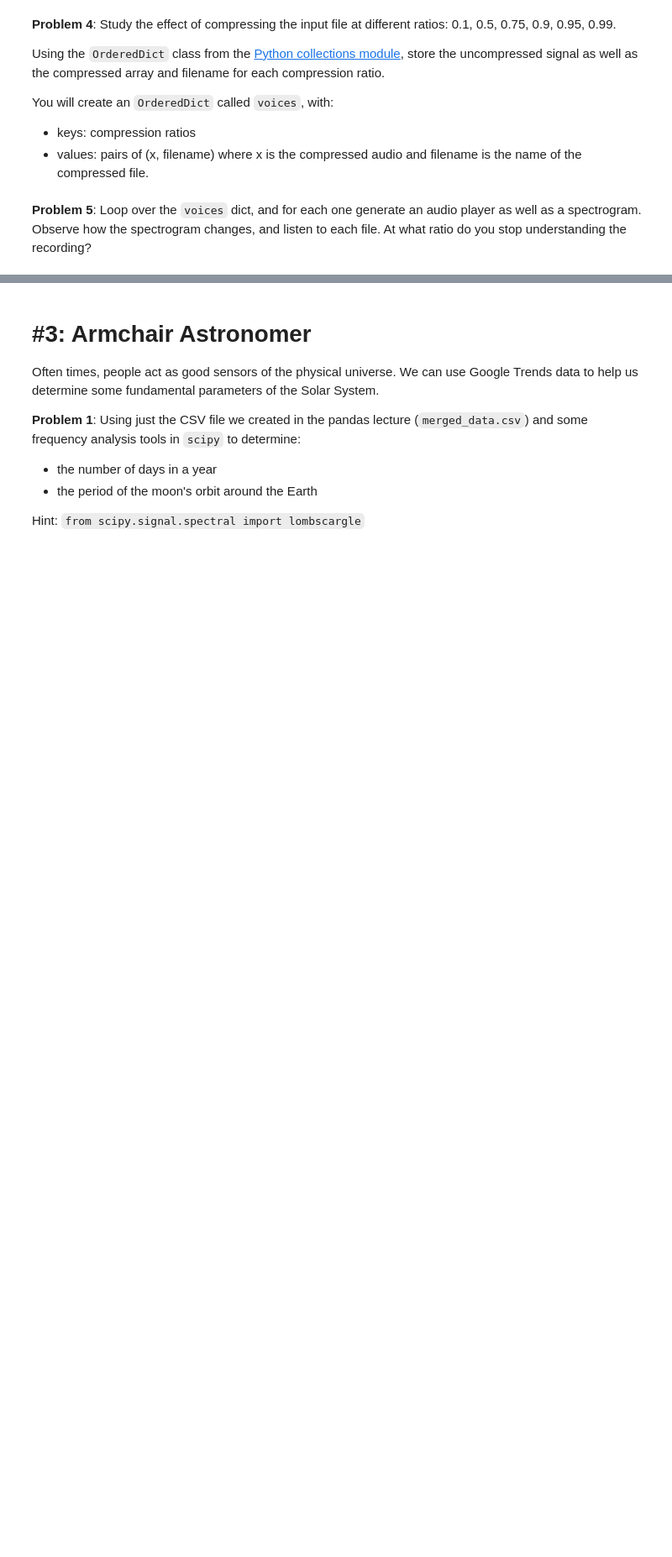
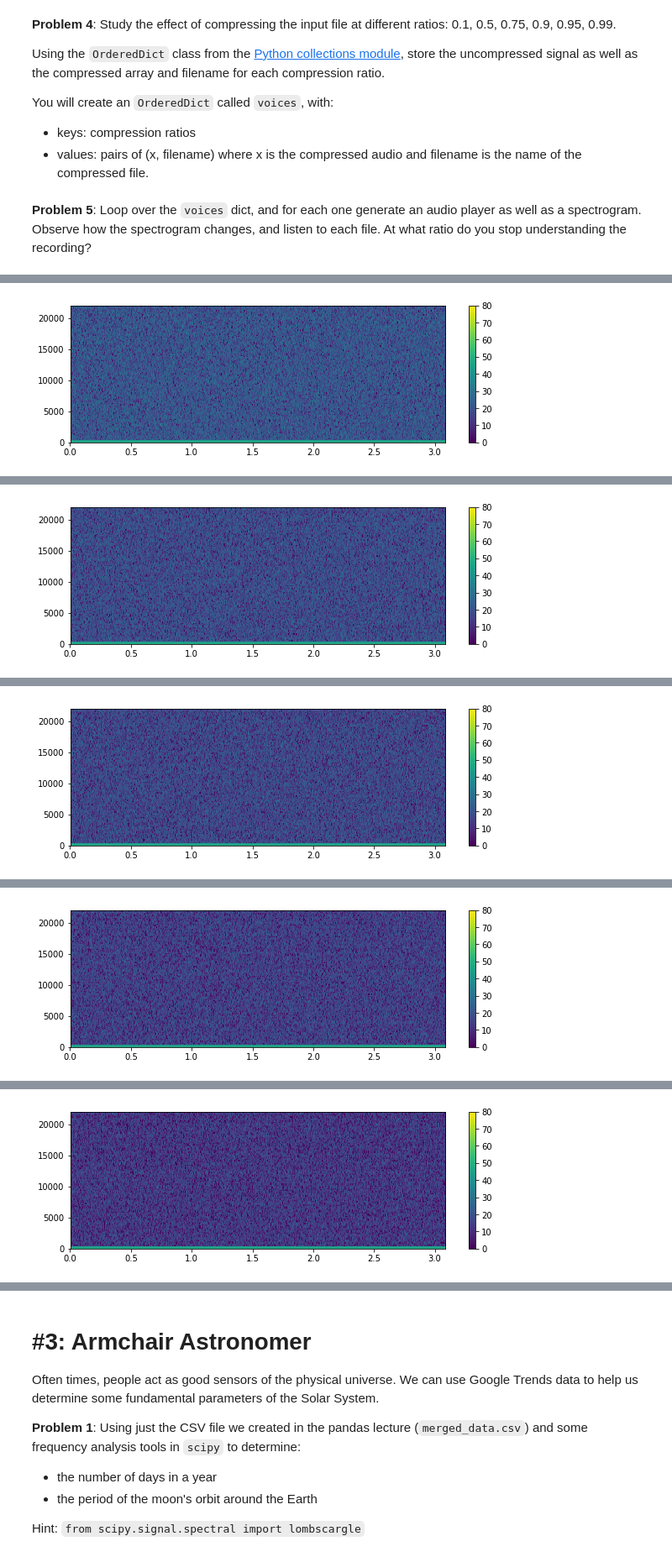
Before and after one commit to carinacheng/python-ay250-homework, a Jupyter notebook: hw1/hw_1_assignment.ipynb, the cells around one changed output, grey strips where cells are left out. Shown at 84% size. Drawn from its saved outputs; the diff is of its cells as text; code cells hidden in the pictures; blank space fills up the shorter version.

Commit message:
added problem 2, but missing audio files for HW

```diff
--- a/hw1/hw_1_assignment.ipynb
+++ b/hw1/hw_1_assignment.ipynb
@@ -342,7 +355,11 @@ def compress_wav(fname, fraction):
       Auto-generated filename of the compressed signal.
     """
 
-    # your code here
+    rate, x = wavfile.read(fname) # read file
+    x_approx = compress_signal(x, fraction) # compress signal
+    new_fname = fname.split('.')[0]+'_comp_'+str(fraction)+'.wav' # output filename
+    wavfile.write(new_fname, rate, x_approx.astype('int16')) # write file
+    return rate, x, x_approx, new_fname
 # %% [markdown]
 **Problem 4**: Study the effect of compressing the input file at different ratios: 0.1, 0.5, 0.75, 0.9, 0.95, 0.99.
 
@@ -357,2 +372,15 @@ You will create an `OrderedDict` called `voices`, with:
+# %%
+from scipy.io import wavfile
+from collections import OrderedDict
+
+# Testing with noise
+noise = np.abs(np.random.random(len(data)))*(2**13)-1
+wavfile.write('noise.wav', rate, noise.astype('int16'))
+
+voices = OrderedDict()
+
+for ratio in [0.1,0.5,0.75,0.9,0.95,0.99]:
+    rate, x, x_approx, new_fname = compress_wav('noise.wav',ratio)
+    voices[ratio] = (x_approx, new_fname)
 # %% [markdown]
 **Problem 5**: Loop over the `voices` dict, and for each one generate an audio player as well as a spectrogram.  Observe how the spectrogram changes, and listen to each file.  At what ratio do you stop understanding the recording?
@@ -360,0 +387,12 @@ You will create an `OrderedDict` called `voices`, with:
+# %%
+for key in voices:
+    Audio(voices[key][1])
+    #specgram_cbar(voices[key][0])
+    plt.figure(figsize=(10,3))
+    plt.specgram(voices[key][0], Fs=rate)
+    plt.colorbar()
+    plt.clim(0,80)
+    plt.show()
+
+print("Can't hear the recording anymore at ratio = [fill in]")
+# %% [output]
@@ -360,0 +400 @@ You will create an `OrderedDict` called `voices`, with:
+[figure, added]
@@ -360,0 +402 @@ You will create an `OrderedDict` called `voices`, with:
+[figure, added]
@@ -360,0 +404 @@ You will create an `OrderedDict` called `voices`, with:
+[figure, added]
@@ -360,0 +406 @@ You will create an `OrderedDict` called `voices`, with:
+[figure, added]
@@ -360,0 +408 @@ You will create an `OrderedDict` called `voices`, with:
+[figure, added]
```
Also changed, not shown: parts of 12 cells of this notebook.
